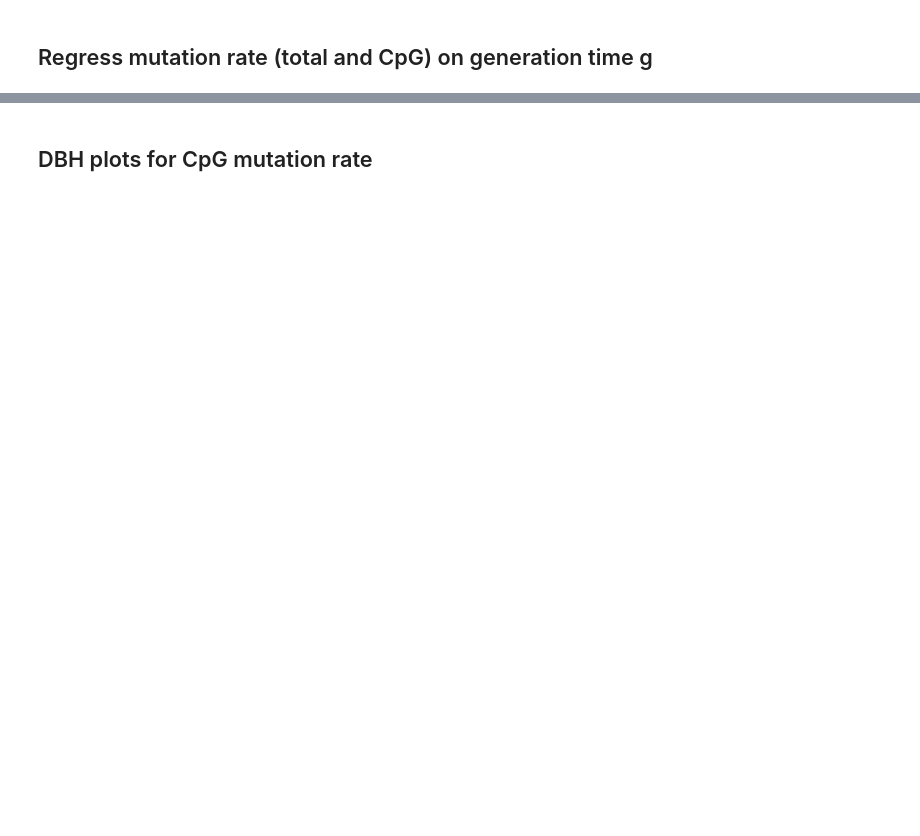
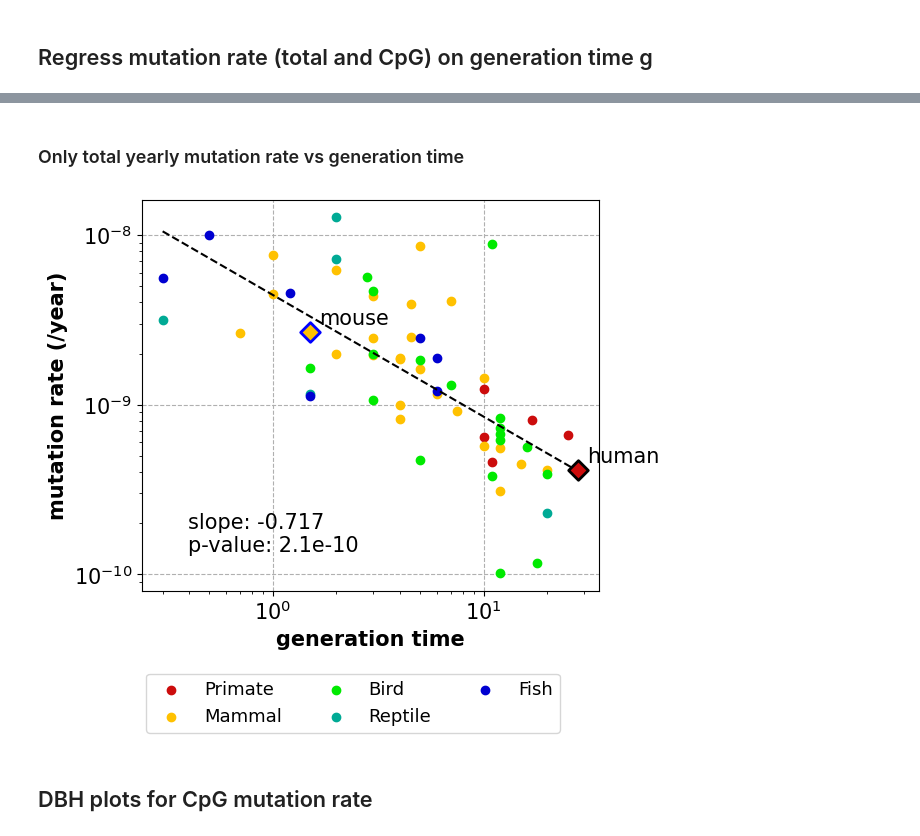
Before and after one commit to harrispopgen/clocklike-DBH, a Jupyter notebook: DBH_bergeron_data.ipynb, the cells around one changed output, grey strips where cells are left out. Drawn from its saved outputs; the diff is of its cells as text; code cells hidden in the pictures; blank space fills up the shorter version.

```diff
--- a/DBH_bergeron_data.ipynb
+++ b/DBH_bergeron_data.ipynb
@@ -195,3 +211,43 @@ generate_mu_vs_g_plots()
+# %% [markdown]
+### Only total yearly mutation rate vs generation time
+# %%
+def load_and_plot_r_regression_output(r_filename, x_bounds, text_pos=(0.7, 0.85), ax=None):
+    df = pd.read_csv(r_filename)
+    intercept = df["intercept"].to_numpy()[0]
+    slope = df["slope"].to_numpy()[0]
+    p_val_slope = df["slope.p"].to_numpy()[0]
+    plot_regression_line_on_logscale(intercept, slope, x_bounds, text_pos=text_pos, p_value=p_val_slope, ax=ax)
+    return [intercept, slope]
+
+def plot_regression_line_on_logscale(intercept, slope, x_bounds, text_pos=(0.7, 0.85), fontsize=15, p_value=None, ax=None):
+    if ax is None:
+        fig, ax = plt.subplots()
+    y = np.power(10, intercept) * np.power(x_bounds, slope)
+    ax.plot(x_bounds, y, c="black", linestyle = 'dashed')
+    if p_value:
+        p_val_str = f"{p_value:.2f}" if p_value > 0.05 else f"{p_value:.1e}"
+        text = f"slope: {slope:.3f}\np-value: {p_val_str}"
+    else:
+        text = f"slope: {slope:.3f}"
+    ax.text(text_pos[0], text_pos[1], text, transform=ax.transAxes, fontsize=fontsize)
+
+def yearly_mutation_rate_gen_time(df, group_name2idx_map, save_figure=False):
+    x_label, y_label = "generation time", "mutation rate (/year)"
+    fig, ax = plt.subplots()
+    plot_regression(df, group_name2idx_map, colors, "gen_time", "u_year_non_modeled", x_label, y_label, ax=ax)
+    r_filename = f"./output/r_bergeron/mu_year_gen.csv"
+    gen_time = df["gen_time"]
+    x_bounds = [np.min(gen_time), np.max(gen_time)]
+    load_and_plot_r_regression_output(r_filename, x_bounds, text_pos=(0.1, 0.1), ax=ax)
+
+    fig.legend(loc='upper center', bbox_to_anchor=(0.5, 0), fontsize=13, ncol=3)
+    fig.tight_layout()
+    if save_figure:
+        fig.savefig("figures/yearly_mut_rate_vs_gen_time_bergeron.pdf", bbox_inches='tight')
+
+yearly_mutation_rate_gen_time(df_div, vertebrate_group_name2idx_map)
+# %% [output]
+[figure, added]
 # %% [markdown]
 ## DBH plots for CpG mutation rate
 # %%
```
Also changed, not shown: parts of 6 cells of this notebook.
